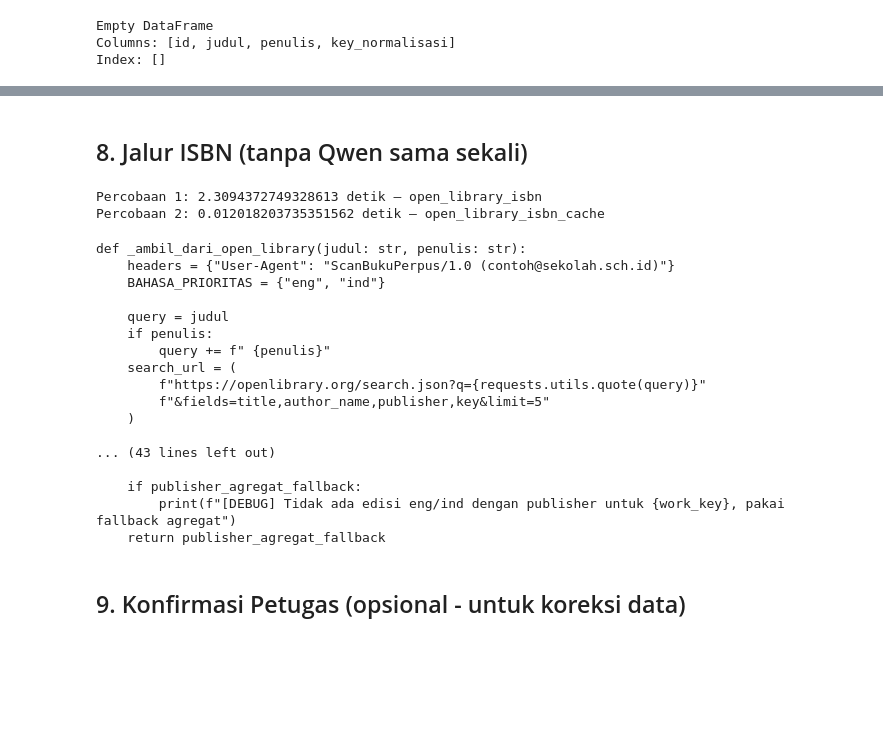
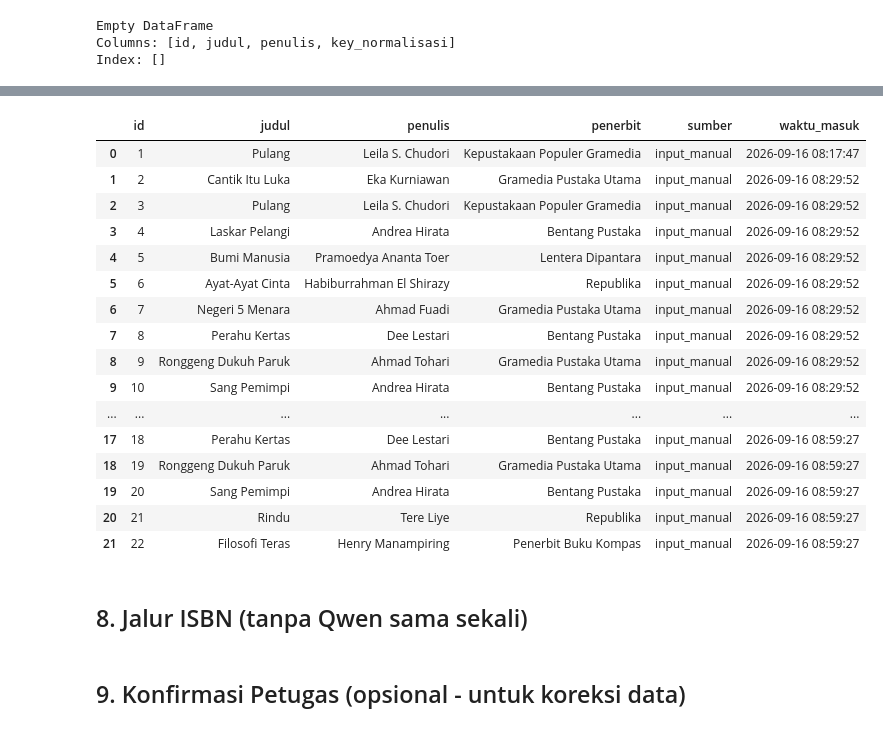
Before and after one commit to satria1408/saas-microservice1, a Jupyter notebook: scan_buku_qwen2vl_v3_cache_isbn.ipynb, the cells around one changed output, grey strips where cells are left out. Drawn from its saved outputs; the diff is of its cells as text; code cells hidden in the pictures; blank space fills up the shorter version.

Commit message:
menambahkan rag manual

```diff
--- a/scan_buku_qwen2vl_v3_cache_isbn.ipynb
+++ b/scan_buku_qwen2vl_v3_cache_isbn.ipynb
@@ -548,3 +639,29 @@ conn.close()
+# %%
+import pandas as pd
+
+conn = sqlite3.connect(CACHE_DB_PATH)
+df_rag = pd.read_sql_query("SELECT * FROM rag_manual", conn)
+conn.close()
+
+df_rag
+# %% [output]
+|  | id | judul | penulis | penerbit | sumber | waktu_masuk |
+| 0 | 1 | Pulang | Leila S. Chudori | Kepustakaan Populer Gramedia | input_manual | 2026-09-16 08:17:47 |
+| 1 | 2 | Cantik Itu Luka | Eka Kurniawan | Gramedia Pustaka Utama | input_manual | 2026-09-16 08:29:52 |
+| 2 | 3 | Pulang | Leila S. Chudori | Kepustakaan Populer Gramedia | input_manual | 2026-09-16 08:29:52 |
+| 3 | 4 | Laskar Pelangi | Andrea Hirata | Bentang Pustaka | input_manual | 2026-09-16 08:29:52 |
+| 4 | 5 | Bumi Manusia | Pramoedya Ananta Toer | Lentera Dipantara | input_manual | 2026-09-16 08:29:52 |
+| 5 | 6 | Ayat-Ayat Cinta | Habiburrahman El Shirazy | Republika | input_manual | 2026-09-16 08:29:52 |
+| 6 | 7 | Negeri 5 Menara | Ahmad Fuadi | Gramedia Pustaka Utama | input_manual | 2026-09-16 08:29:52 |
+| 7 | 8 | Perahu Kertas | Dee Lestari | Bentang Pustaka | input_manual | 2026-09-16 08:29:52 |
+| 8 | 9 | Ronggeng Dukuh Paruk | Ahmad Tohari | Gramedia Pustaka Utama | input_manual | 2026-09-16 08:29:52 |
+| 9 | 10 | Sang Pemimpi | Andrea Hirata | Bentang Pustaka | input_manual | 2026-09-16 08:29:52 |
+| ... | ... | ... | ... | ... | ... | ... |
+| 17 | 18 | Perahu Kertas | Dee Lestari | Bentang Pustaka | input_manual | 2026-09-16 08:59:27 |
+| 18 | 19 | Ronggeng Dukuh Paruk | Ahmad Tohari | Gramedia Pustaka Utama | input_manual | 2026-09-16 08:59:27 |
+| 19 | 20 | Sang Pemimpi | Andrea Hirata | Bentang Pustaka | input_manual | 2026-09-16 08:59:27 |
+| 20 | 21 | Rindu | Tere Liye | Republika | input_manual | 2026-09-16 08:59:27 |
+| 21 | 22 | Filosofi Teras | Henry Manampiring | Penerbit Buku Kompas | input_manual | 2026-09-16 08:59:27 |
 # %% [markdown]
 ## 8. Jalur ISBN (tanpa Qwen sama sekali)
 # %%
@@ -607,40 +724,6 @@ def _ambil_dari_open_library(judul: str, penulis: str):
     if publisher_agregat_fallback:
         print(f"[DEBUG] Tidak ada edisi eng/ind dengan publisher untuk {work_key}, pakai fallback agregat")
     return publisher_agregat_fallback
-# %%
-import time
-
-t0 = time.time()
-hasil1 = cari_dari_isbn("9781982171452")  # ISBN yang udah pernah dilookup sebelumnya
-print("Percobaan 1:", time.time() - t0, "detik —", hasil1.get("_penerbit_sumber"))
-
-t0 = time.time()
-hasil2 = cari_dari_isbn("9781982171452")  # ISBN yang SAMA persis
-print("Percobaan 2:", time.time() - t0, "detik —", hasil2.get("_penerbit_sumber"))
-# %% [output]
-Percobaan 1: 2.3094372749328613 detik — open_library_isbn
-Percobaan 2: 0.012018203735351562 detik — open_library_isbn_cache
-# %%
-import inspect
-print(inspect.getsource(_ambil_dari_open_library))
-# %% [output]
-def _ambil_dari_open_library(judul: str, penulis: str):
-    headers = {"User-Agent": "ScanBukuPerpus/1.0 (contoh@sekolah.sch.id)"}
-    BAHASA_PRIORITAS = {"eng", "ind"}
-
-    query = judul
-    if penulis:
-        query += f" {penulis}"
-    search_url = (
-        f"https://openlibrary.org/search.json?q={requests.utils.quote(query)}"
-        f"&fields=title,author_name,publisher,key&limit=5"
-    )
-
-... (43 lines left out)
-
-    if publisher_agregat_fallback:
-        print(f"[DEBUG] Tidak ada edisi eng/ind dengan publisher untuk {work_key}, pakai fallback agregat")
-    return publisher_agregat_fallback
 # %% [markdown]
 ## 9. Konfirmasi Petugas (opsional - untuk koreksi data)
 # %%
```
Also changed, not shown: parts of 8 cells of this notebook.
